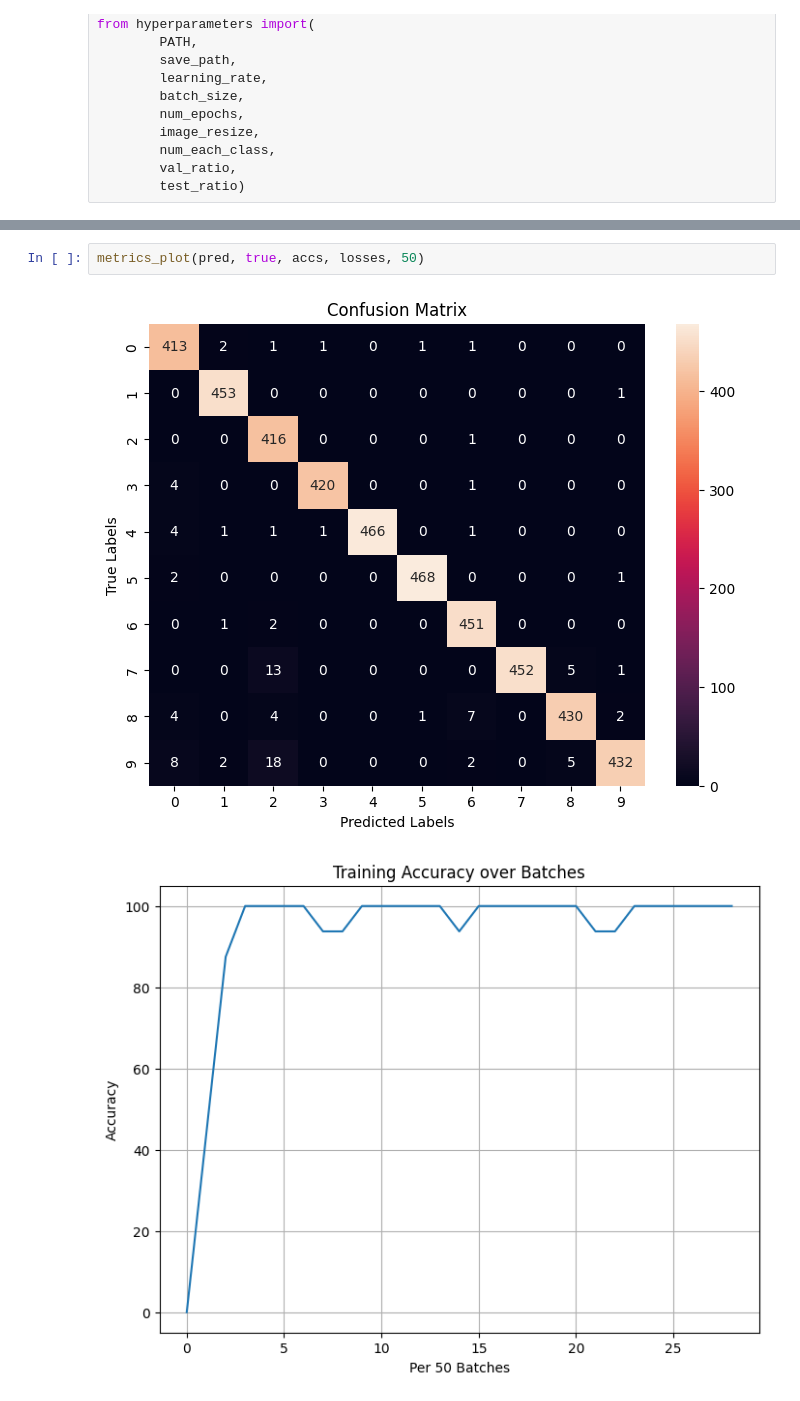
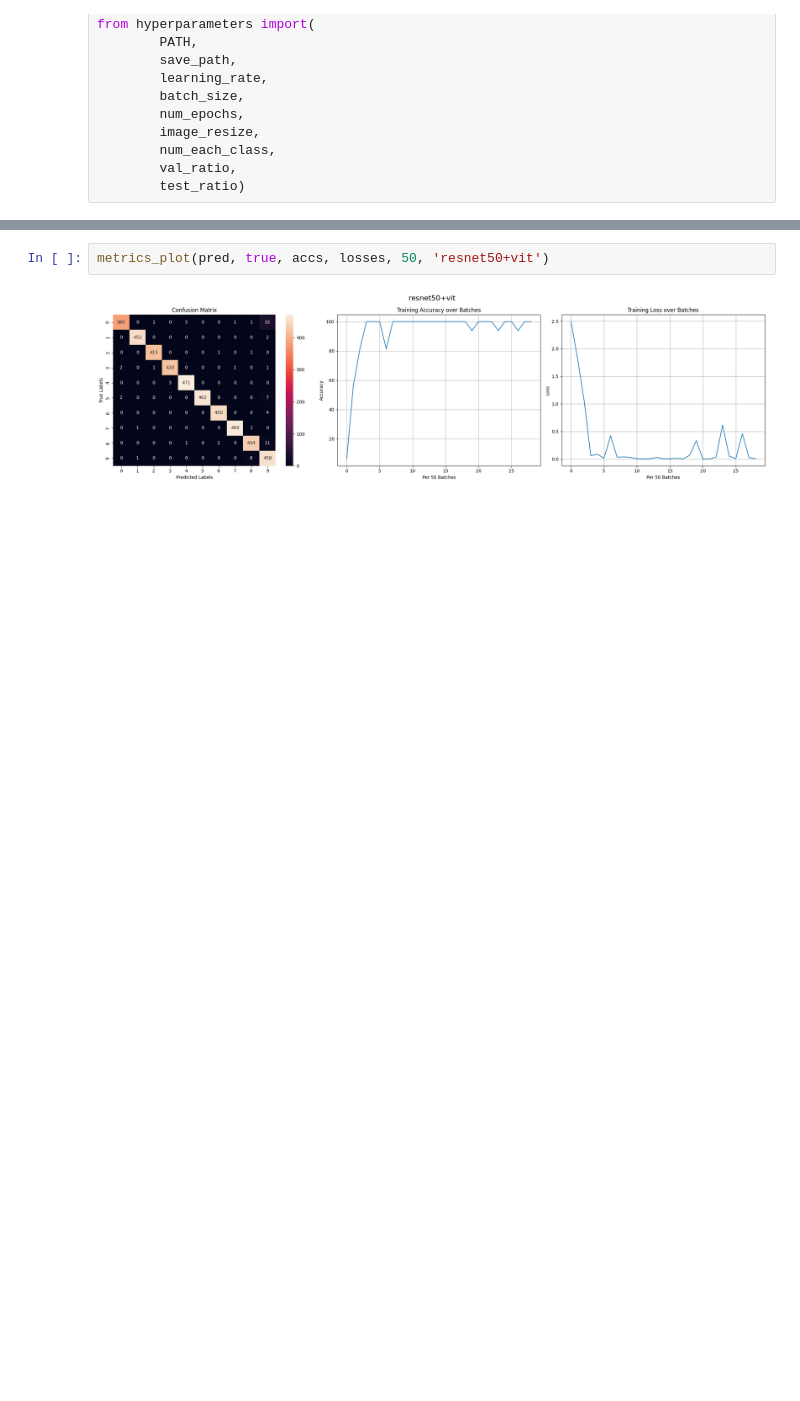
Before and after one commit to momoaolig/Distracted-Driver-Detection, a Jupyter notebook: notebook/HybridModel.ipynb, the cells around one changed output, grey strips where cells are left out. Drawn from its saved outputs; the diff is of its cells as text; blank space fills up the shorter version.

```diff
--- a/notebook/HybridModel.ipynb
+++ b/notebook/HybridModel.ipynb
@@ -113,5 +111,4 @@ Test Loss: 0.1144, Test Acc: 97.81
 # %%
-metrics_plot(pred, true, accs, losses, 50)
+metrics_plot(pred, true, accs, losses, 50, 'resnet50+vit')
 # %% [output]
-[figure, old version]
+[figure, new version]
-[figure, removed]
```
Also changed, not shown: parts of 5 cells of this notebook, 21 other files.
